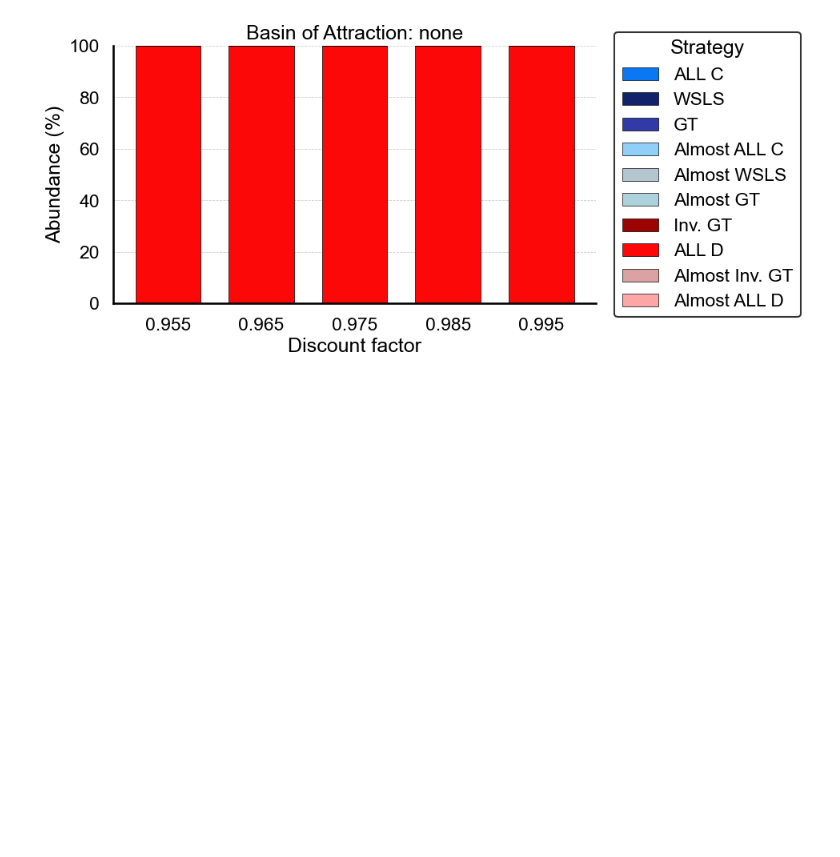
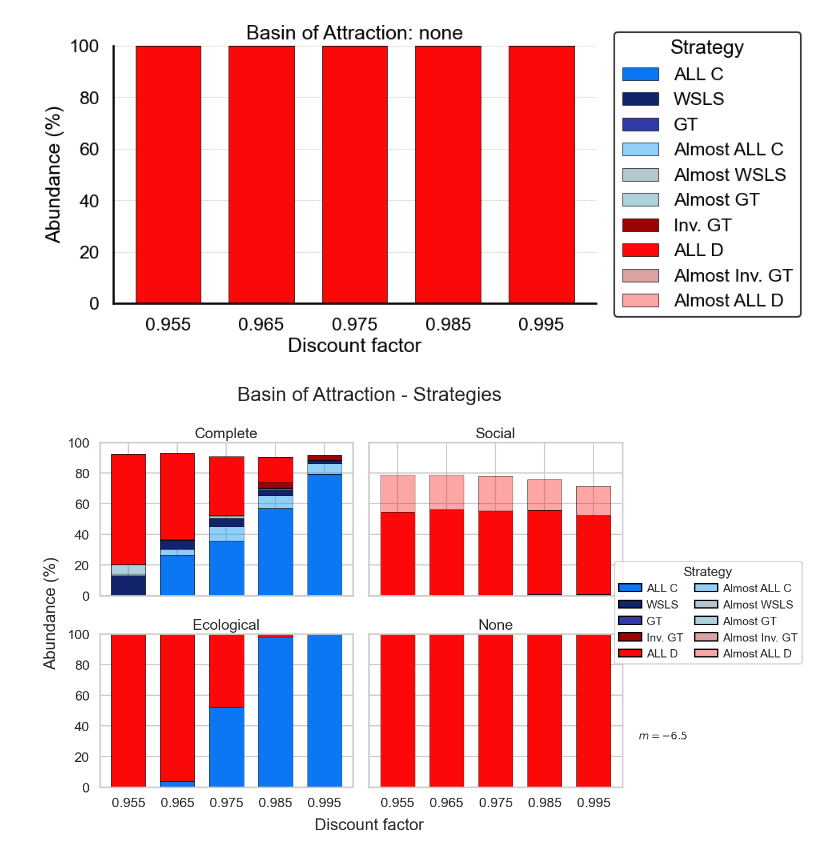
Before and after one commit to Akilan-R/Social_Ecological_Info_Cooperation, a Jupyter notebook: Code/My_Simulations/plotting_basin_of_attraction.ipynb, the cells around one changed output. Saved outputs shown, nothing was run; the diff lists cells and outputs as text; code cells hidden in the pictures; blank space fills up the shorter version.

```diff
--- a/Code/My_Simulations/plotting_basin_of_attraction.ipynb
+++ b/Code/My_Simulations/plotting_basin_of_attraction.ipynb
@@ -243,0 +331,22 @@ plot_basin_of_attraction([0.955, 0.965, 0.975, 0.985, 0.995], [6.5], pure_and_mi
+# %%
+modes = ["complete", "social", "ecological", "none"]
+m_values = [6.5]
+
+
+discount_factors = [0.955, 0.965, 0.975, 0.985, 0.995]
+dfs_by_mode = {
+    mode: get_processed_basin_of_attraction_data(mode, discount_factors, m_values, pure_and_mixed_strategies)
+    for mode in modes
+}
+
+strategies_order = [
+    'ALL C', 'Almost ALL C',
+    'WSLS', 'Almost WSLS',
+    'GT', 'Almost GT',
+    'Inv. GT', 'Almost Inv. GT',
+    'ALL D', 'Almost ALL D'
+]
+
+plot_basin_of_attraction_panel(dfs_by_mode=dfs_by_mode, strategies_to_plot=strategies_order, discount_factors=discount_factors, m_values=m_values)
+# %% [output]
+[figure, added]
```
Also changed, not shown: parts of 3 cells of this notebook, 13 other files.
